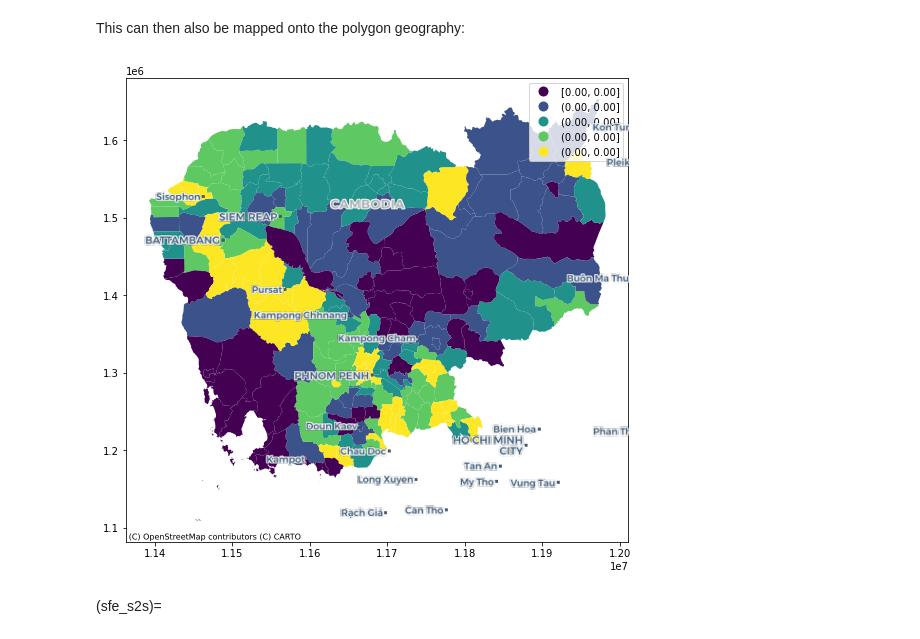
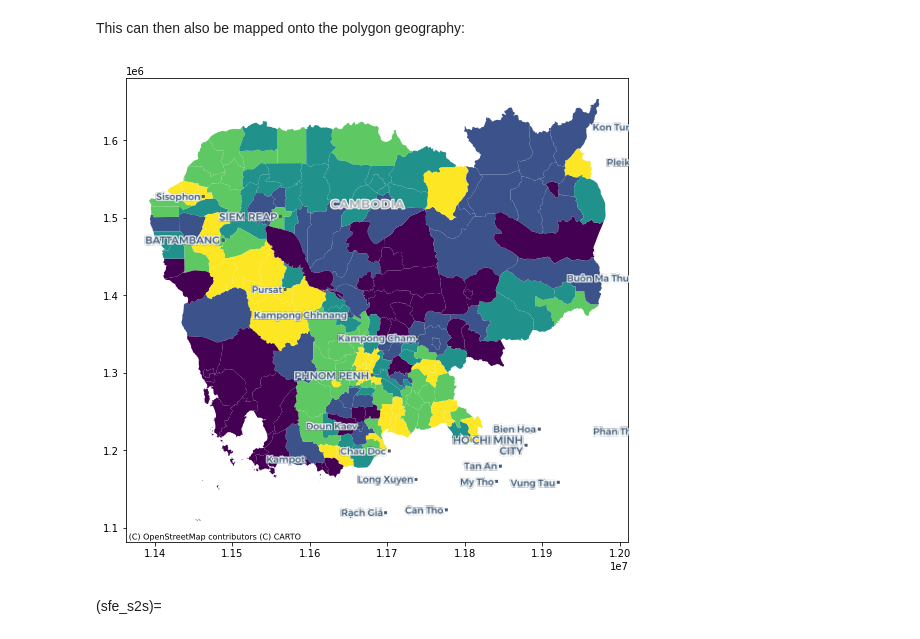
Before and after one commit to darribas/gds4ae, a Jupyter notebook: content/notebooks/04-Spatial_feature_eng_i.ipynb, the cells around one changed output. Drawn from its saved outputs; the diff is of its cells as text; code cells hidden in the pictures.

```diff
--- a/content/notebooks/04-Spatial_feature_eng_i.ipynb
+++ b/content/notebooks/04-Spatial_feature_eng_i.ipynb
@@ -64,10 +64,10 @@ friction = xarray.open_rasterio(
 # %%
 regions = geopandas.read_file("../data/cambodia_regional.gpkg")
 cities = geopandas.read_file("../data/cambodian_cities.geojson")
-pollution = xarray.open_rasterio(
+pollution = rioxarray.open_rasterio(
     "../data/cambodia_s5_no2.tif"
 ).sel(band=1)
-friction = xarray.open_rasterio(
+friction = rioxarray.open_rasterio(
     "../data/cambodia_2020_motorized_friction_surface.tif"
 ).sel(band=1)
 # %% [markdown]
@@ -256,19 +256,19 @@ This can then also be mapped onto the polygon geography:
 # %%
 f, ax = plt.subplots(1, figsize=(9, 9))
 regions.to_crs(
     epsg=3857
 ).join(
     regional_pollution
 ).plot(
-    "mean", scheme="quantiles", legend=True, ax=ax
+    "mean", scheme="quantiles", ax=ax
 )
 contextily.add_basemap(
     ax,
     source=contextily.providers.CartoDB.VoyagerOnlyLabels,
     zoom=7
 )
 # %% [output]
-[figure, old version]
+[figure, new version]
 # %% [markdown]
 (sfe_s2s)=
 # %% [markdown]
```
Also changed, not shown: parts of 21 cells of this notebook.
